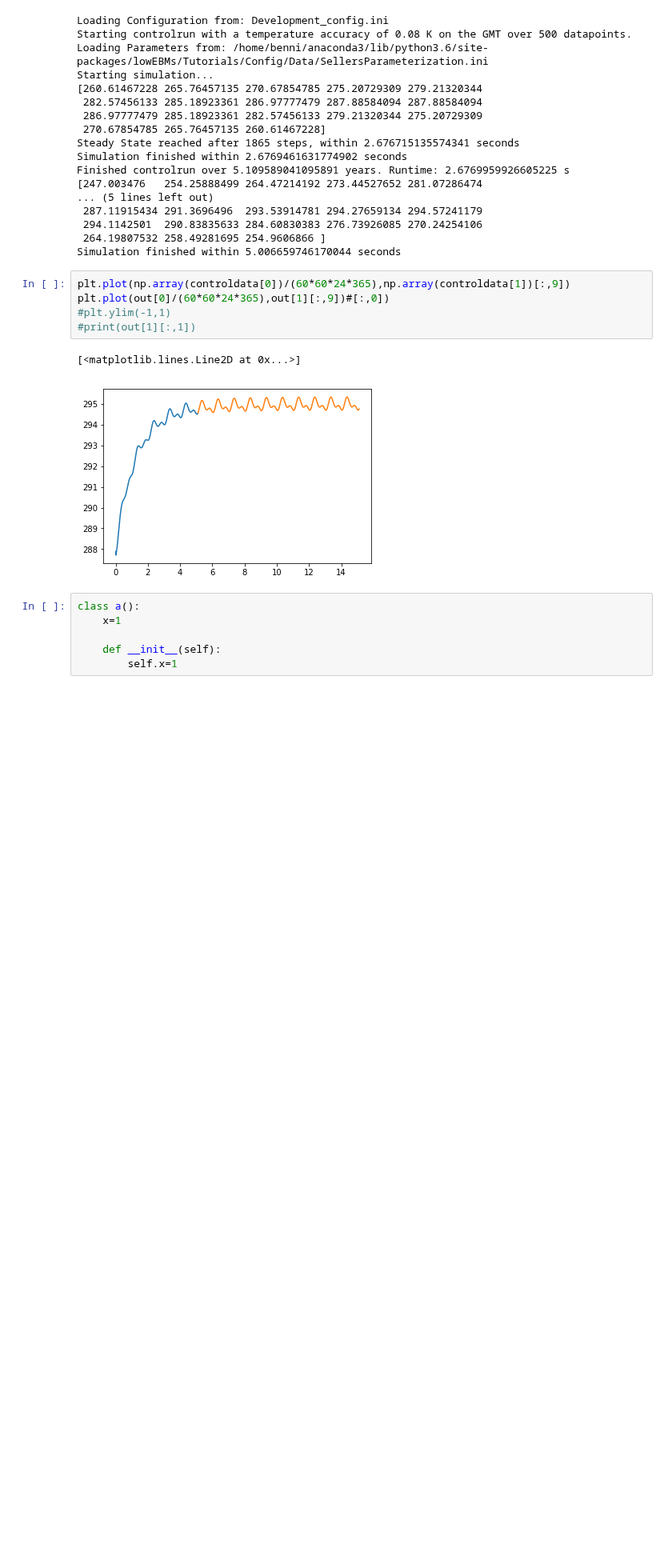
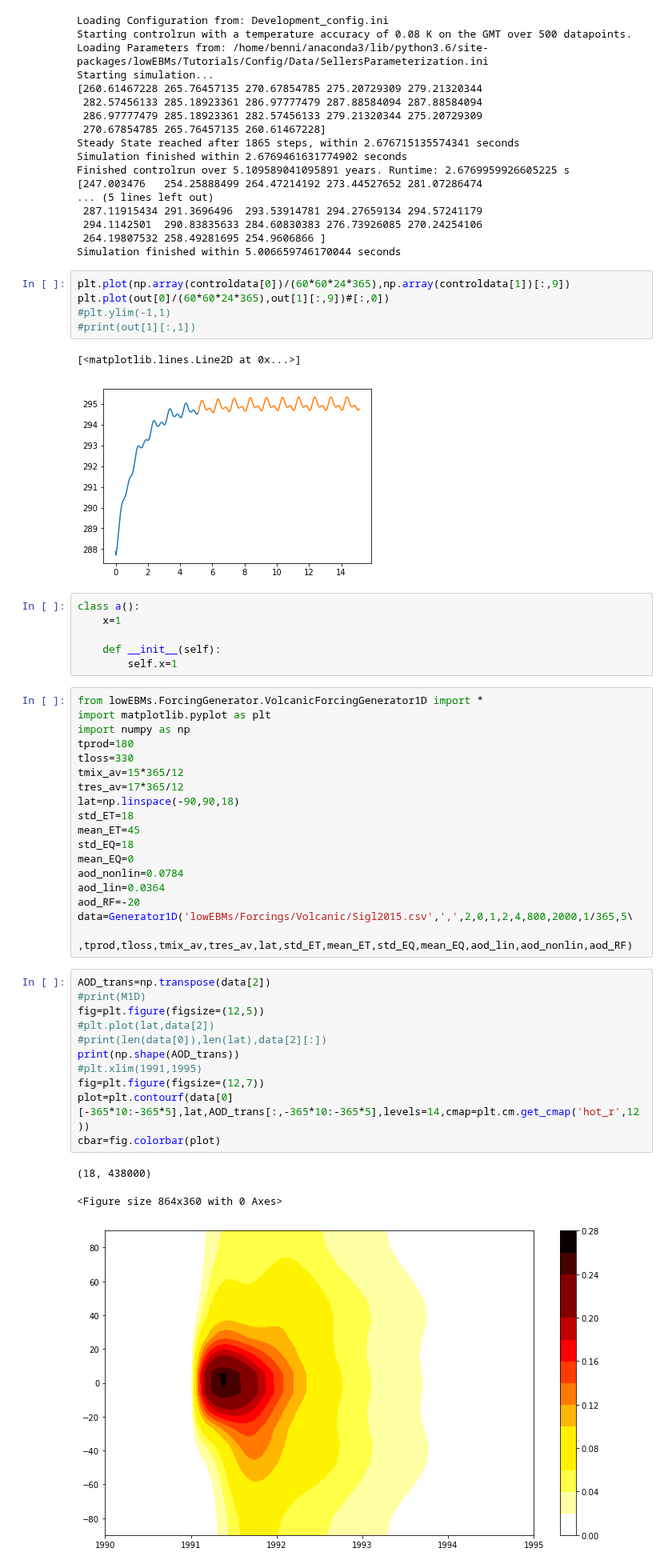
Before and after one commit to BenniSchmiedel/Low-dimensional-EBMs, a Jupyter notebook: Development_tests.ipynb, the cells around one changed output. Shown at 80% size. Saved outputs shown, nothing was run; the diff lists cells and outputs as text; blank space fills up the shorter version.

Commit message:
Volcanic forcing 1D

```diff
--- a/Development_tests.ipynb
+++ b/Development_tests.ipynb
@@ -56,3 +56,36 @@ class a():
 
     def __init__(self):
         self.x=1
+# %%
+from lowEBMs.ForcingGenerator.VolcanicForcingGenerator1D import *
+import matplotlib.pyplot as plt
+import numpy as np
+tprod=180
+tloss=330
+tmix_av=15*365/12
+tres_av=17*365/12
+lat=np.linspace(-90,90,18)
+std_ET=18
+mean_ET=45
+std_EQ=18
+mean_EQ=0
+aod_nonlin=0.0784
+aod_lin=0.0364
+aod_RF=-20
+data=Generator1D('lowEBMs/Forcings/Volcanic/Sigl2015.csv',',',2,0,1,2,4,800,2000,1/365,5\
+                 ,tprod,tloss,tmix_av,tres_av,lat,std_ET,mean_ET,std_EQ,mean_EQ,aod_lin,aod_nonlin,aod_RF)
+# %%
+AOD_trans=np.transpose(data[2])
+#print(M1D)
+fig=plt.figure(figsize=(12,5))
+#plt.plot(lat,data[2])
+#print(len(data[0]),len(lat),data[2][:])
+print(np.shape(AOD_trans))
+#plt.xlim(1991,1995)
+fig=plt.figure(figsize=(12,7))
+plot=plt.contourf(data[0][-365*10:-365*5],lat,AOD_trans[:,-365*10:-365*5],levels=14,cmap=plt.cm.get_cmap('hot_r',12))
+cbar=fig.colorbar(plot)
+# %% [output]
+(18, 438000)
+<Figure size 864x360 with 0 Axes>
+[figure, added]
```
Also changed, not shown: parts of 1 cell of this notebook, 5 other files.
